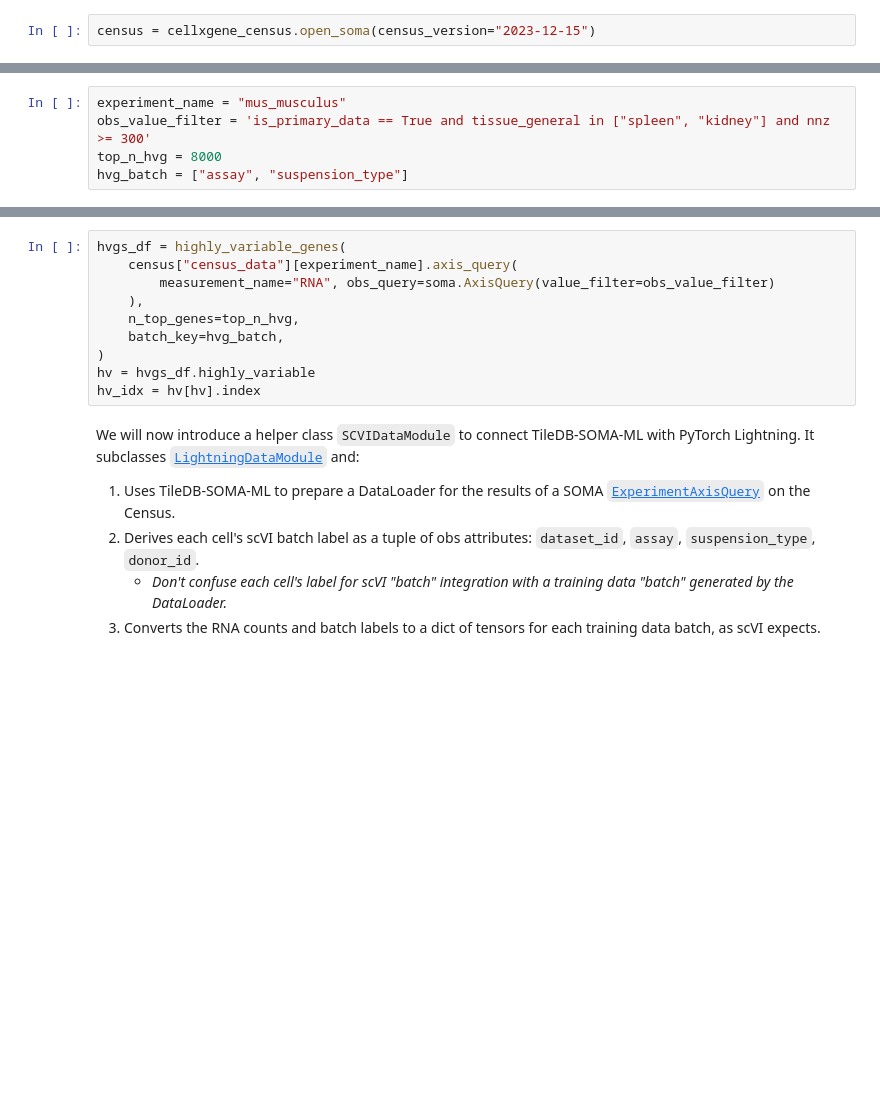
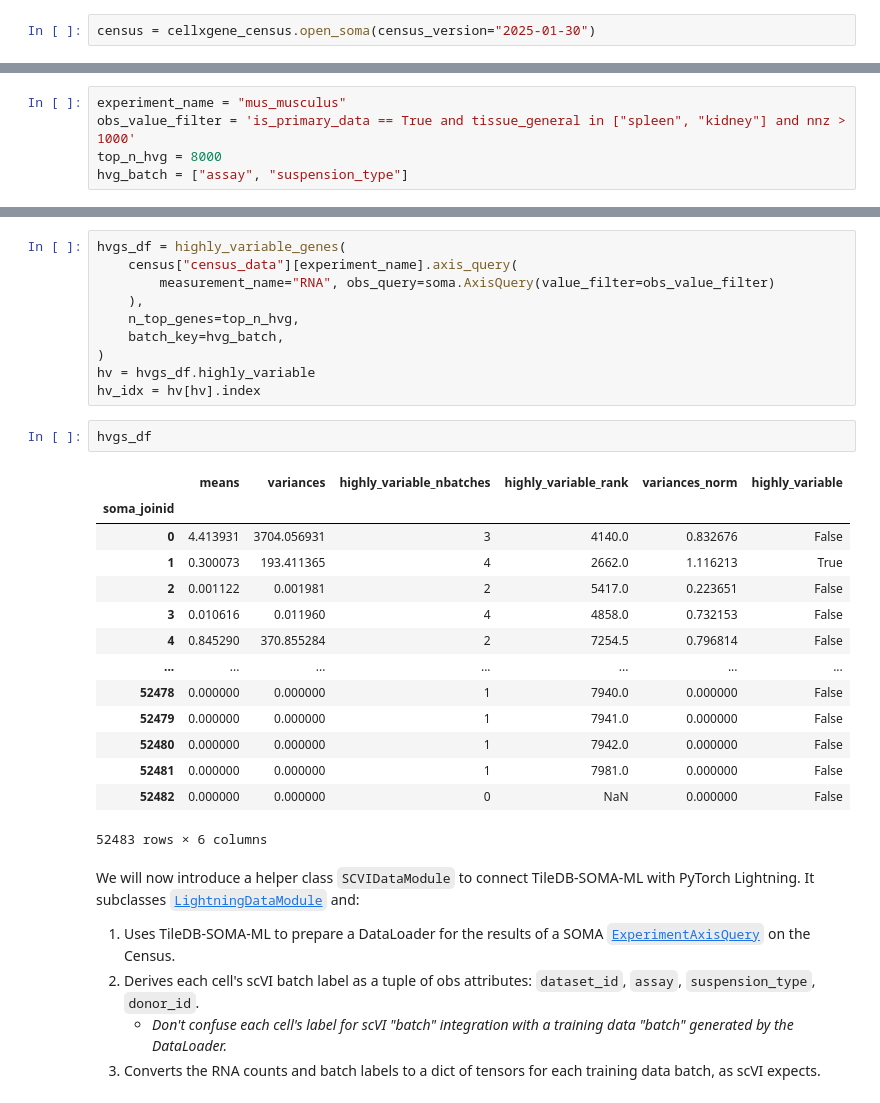
Before and after one commit to single-cell-data/TileDB-SOMA-ML, a Jupyter notebook: notebooks/pytorch_scvi.ipynb, the cells around one changed output, grey strips where cells are left out. Saved outputs shown, nothing was run; the diff lists cells and outputs as text; blank space fills up the shorter version.

```diff
--- a/notebooks/pytorch_scvi.ipynb
+++ b/notebooks/pytorch_scvi.ipynb
@@ -35,4 +35,4 @@ We'll now prepare the necessary parameters for running a training pass of the mo
 
 For this notebook, we'll use a stable version of the Census:
 # %%
-census = cellxgene_census.open_soma(census_version="2023-12-15")
+census = cellxgene_census.open_soma(census_version="2025-01-30")
@@ -46,7 +53,7 @@ For **genes**, we will apply a filter so that only the top 8000 highly variable
 Let's define a few parameters:
 # %%
 experiment_name = "mus_musculus"
-obs_value_filter = 'is_primary_data == True and tissue_general in ["spleen", "kidney"] and nnz >= 300'
+obs_value_filter = 'is_primary_data == True and tissue_general in ["spleen", "kidney"] and nnz > 1000'
 top_n_hvg = 8000
 hvg_batch = ["assay", "suspension_type"]
 # %% [markdown]
@@ -61,6 +68,23 @@ hvgs_df = highly_variable_genes(
 )
 hv = hvgs_df.highly_variable
 hv_idx = hv[hv].index
+# %%
+hvgs_df
+# %% [output]
+|  | means | variances | highly_variable_nbatches | highly_variable_rank | variances_norm | highly_variable |
+| soma_joinid |  |  |  |  |  |  |
+| 0 | 4.413931 | 3704.056931 | 3 | 4140.0 | 0.832676 | False |
+| 1 | 0.300073 | 193.411365 | 4 | 2662.0 | 1.116213 | True |
+| 2 | 0.001122 | 0.001981 | 2 | 5417.0 | 0.223651 | False |
+| 3 | 0.010616 | 0.011960 | 4 | 4858.0 | 0.732153 | False |
+| 4 | 0.845290 | 370.855284 | 2 | 7254.5 | 0.796814 | False |
+| ... | ... | ... | ... | ... | ... | ... |
+| 52478 | 0.000000 | 0.000000 | 1 | 7940.0 | 0.000000 | False |
+| 52479 | 0.000000 | 0.000000 | 1 | 7941.0 | 0.000000 | False |
+| 52480 | 0.000000 | 0.000000 | 1 | 7942.0 | 0.000000 | False |
+| 52481 | 0.000000 | 0.000000 | 1 | 7981.0 | 0.000000 | False |
+| 52482 | 0.000000 | 0.000000 | 0 | NaN | 0.000000 | False |
+52483 rows × 6 columns
 # %% [markdown]
 We will now introduce a helper class `SCVIDataModule` to connect TileDB-SOMA-ML with PyTorch Lightning. It subclasses [`LightningDataModule`](https://lightning.ai/docs/pytorch/stable/data/datamodule.html) and:
 
```
Also changed, not shown: parts of 9 cells of this notebook.
